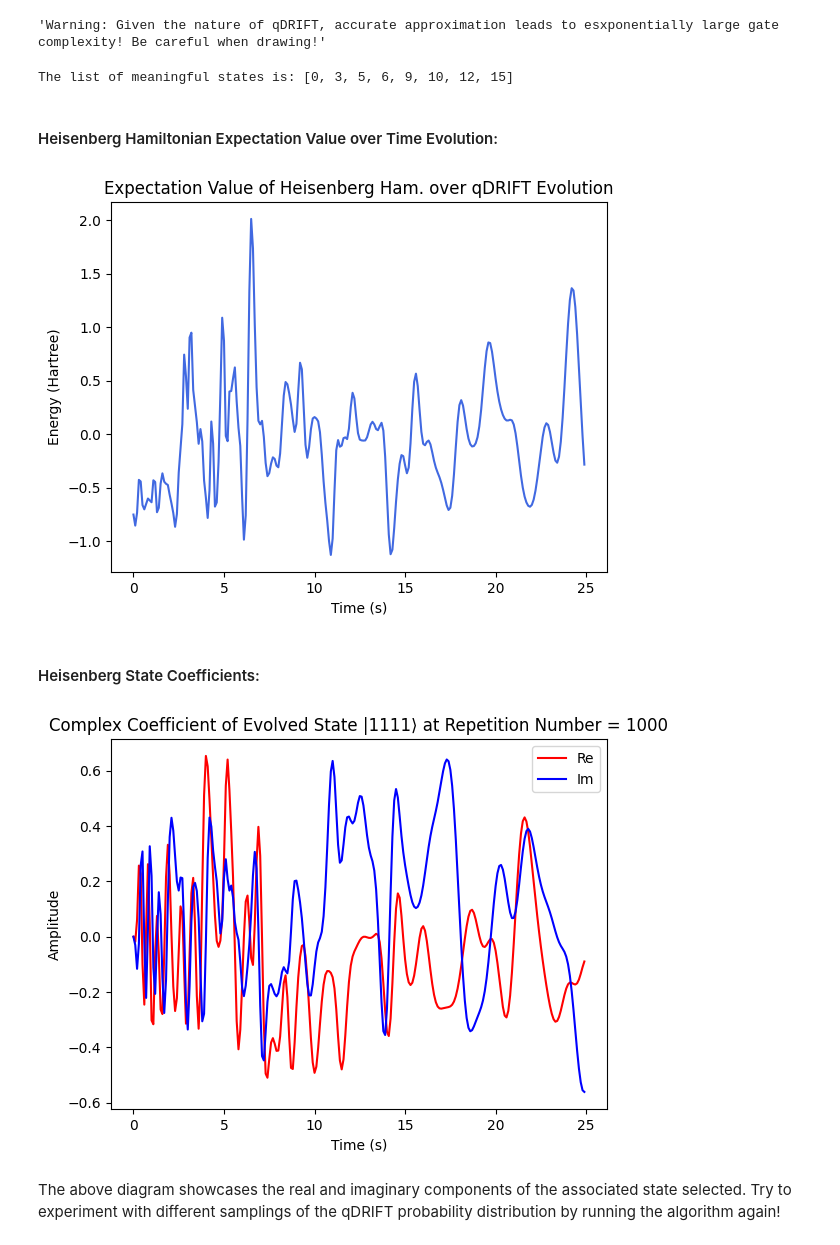
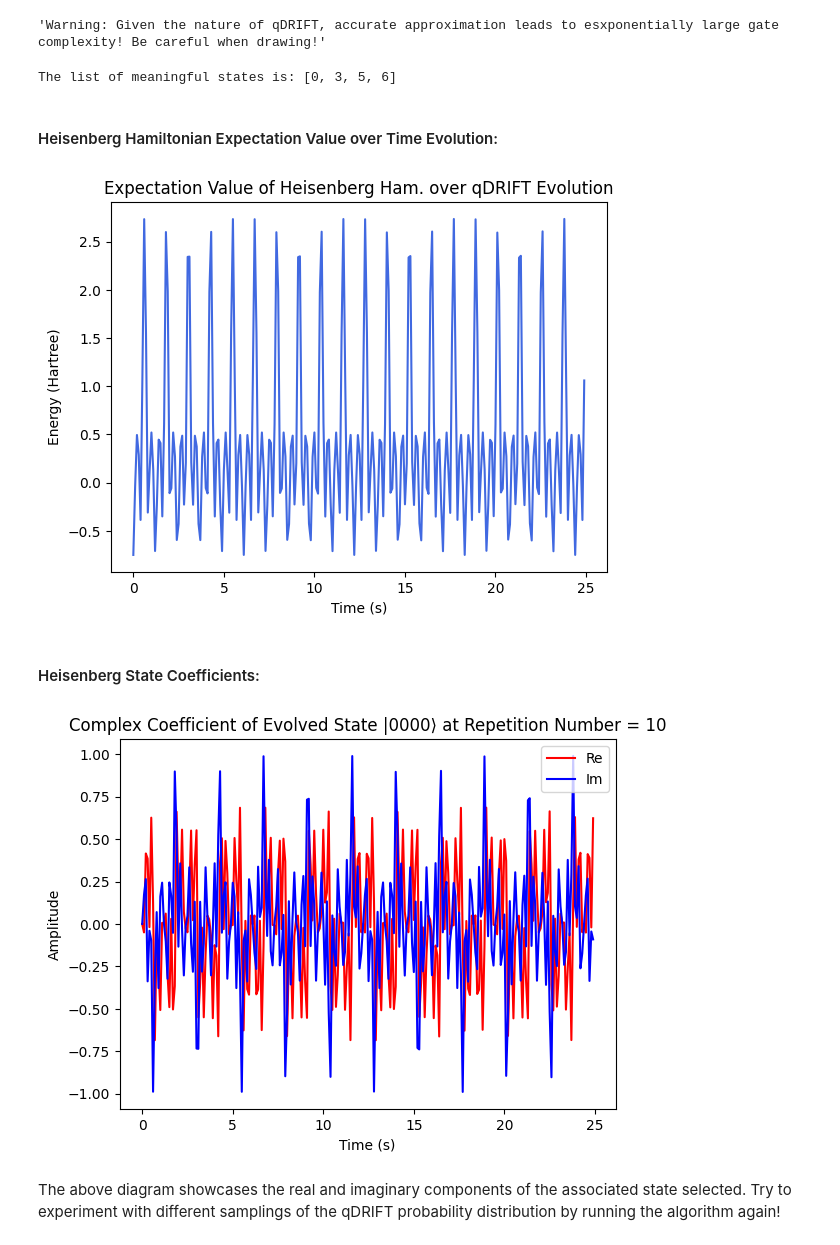
Before and after one commit to SeanSR5/PNNL_SULI_2023, a Jupyter notebook: QuantAlgos/qDRIFT.ipynb, the cells around one changed output. Saved outputs shown, nothing was run; the diff lists cells and outputs as text; code cells hidden in the pictures.

Commit message:
Changes:
* Multi-Product_Formulas.ipynb:

    - Further Progress.

* qDRIFT.ipynb:

    - Reset values. Complete.

```diff
--- a/QuantAlgos/qDRIFT.ipynb
+++ b/QuantAlgos/qDRIFT.ipynb
@@ -335,7 +331,7 @@ The cell below holds the Electronic Hamiltonian parameters. Configure these valu
 final_time = 25 # Termination time of real time evolution.
 time_step = 0.1 # Time step increment for sampling purposes. Does not affect the Product Formula construction.
 epsilon = 1.6 * 10**(-3) # Select a desired chemical accuracy for simulation purposes.
-h2_reps = 10000
+h2_reps = 10
 
 evo_time_range = np.arange(0, final_time, time_step) # Define a time evolution range that will scale to the plotted Hamiltonian evolution.
 # %%
@@ -440,7 +436,7 @@ The plots within this section will highlight some key characteristics that disti
 # %%
 # Plot the relationship between Repetitions and Trotter Error:
 
-rep_range = np.arange(1, r / 10**6, 1) # Range to plot Product Formula order
+rep_range = np.arange(1, N / 10**6, 1) # Range to plot Product Formula order
 rep_num_range = list() # List for Trotter Number required per order and qubits.
 
 for j in range(len(rep_range)):
@@ -633,7 +629,7 @@ The cell above produces the initial ground state from which the system will evol
 hb_final_time = 25 # Termination time of real time evolution.
 hb_time_step = 0.1 # Time step increment for sampling purposes. Does not affect the Product Formula construction.
 hb_epsilon = 1.6 * 10**-3 # Select a desired chemical accuracy for simulation purposes.
-hb_reps = 1000 # Number of repetitions, as per [REFERENCE], that will divide the time-step and circuit repetition count.
+hb_reps = 10 # Number of repetitions, as per [REFERENCE], that will divide the time-step and circuit repetition count.
 
 hb_evo_time_range = np.arange(0, hb_final_time, hb_time_step) # Define a time evolution range that will scale to the plotted Hamiltonian evolution.
 # %% [markdown]
@@ -670,7 +666,7 @@ for i in range(2**qubit_hb_Ham.num_qubits):
         hb_coefficients_re_approx[i][j] = real
         hb_coefficients_im_approx[i][j] = imag
 # %% [output]
-The list of meaningful states is: [0, 3, 5, 6, 9, 10, 12, 15]
+The list of meaningful states is: [0, 3, 5, 6]
 # %% [markdown]
 #### Heisenberg Hamiltonian Expectation Value over Time Evolution:
 # %%
@@ -682,21 +678,21 @@ plt.ylabel("Energy (Hartree)")
 plt.title("Expectation Value of Heisenberg Ham. over qDRIFT Evolution")
 plt.savefig('./Plots/qDRIFT/Expectation Values/heisenberg_'+ str(hb_evo_time_range[-1]) + 's_' + str(hb_reps) + 'r_' + str(heisenberg_line_lattice.num_nodes) + 'N.png')
 # %% [output]
-[figure, old version]
+[figure, new version]
 # %% [markdown]
 #### Heisenberg State Coefficients:
 # %%
 # Plot the evolved state coefficients:
 
-plt.plot(hb_evo_time_range, hb_coefficients_re_approx[hb_states[7]], color = 'r', label = "Re")
-plt.plot(hb_evo_time_range, hb_coefficients_im_approx[hb_states[7]], color = 'b', label = "Im")
-plt.title('Complex Coefficient of Evolved State |' + format(hb_states[7], '0' + str(qubit_hb_Ham.num_qubits) + 'b') + '⟩ at Repetition Number = ' + str(hb_reps))
+plt.plot(hb_evo_time_range, hb_coefficients_re_approx[hb_states[0]], color = 'r', label = "Re")
+plt.plot(hb_evo_time_range, hb_coefficients_im_approx[hb_states[0]], color = 'b', label = "Im")
+plt.title('Complex Coefficient of Evolved State |' + format(hb_states[0], '0' + str(qubit_hb_Ham.num_qubits) + 'b') + '⟩ at Repetition Number = ' + str(hb_reps))
 plt.xlabel("Time (s)")
 plt.ylabel("Amplitude")
 plt.legend(loc="best")
-plt.savefig('./Plots/qDRIFT/States/Coefficient_heisenberg_'+ format(hb_states[7], '0' + str(qubit_hb_Ham.num_qubits) + 'b') + '_' + str(hb_reps) + 'r_' + str(heisenberg_line_lattice.num_nodes) + 'N.png' )
+plt.savefig('./Plots/qDRIFT/States/Coefficient_heisenberg_'+ format(hb_states[0], '0' + str(qubit_hb_Ham.num_qubits) + 'b') + '_' + str(hb_reps) + 'r_' + str(heisenberg_line_lattice.num_nodes) + 'N.png' )
 # %% [output]
-[figure, old version]
+[figure, new version]
 # %% [markdown]
 The above diagram showcases the real and imaginary components of the associated state selected. Try to experiment with different samplings of the qDRIFT probability distribution by running the algorithm again!
 # %% [markdown]
```
Also changed, not shown: parts of 28 cells of this notebook, 15 other files.
